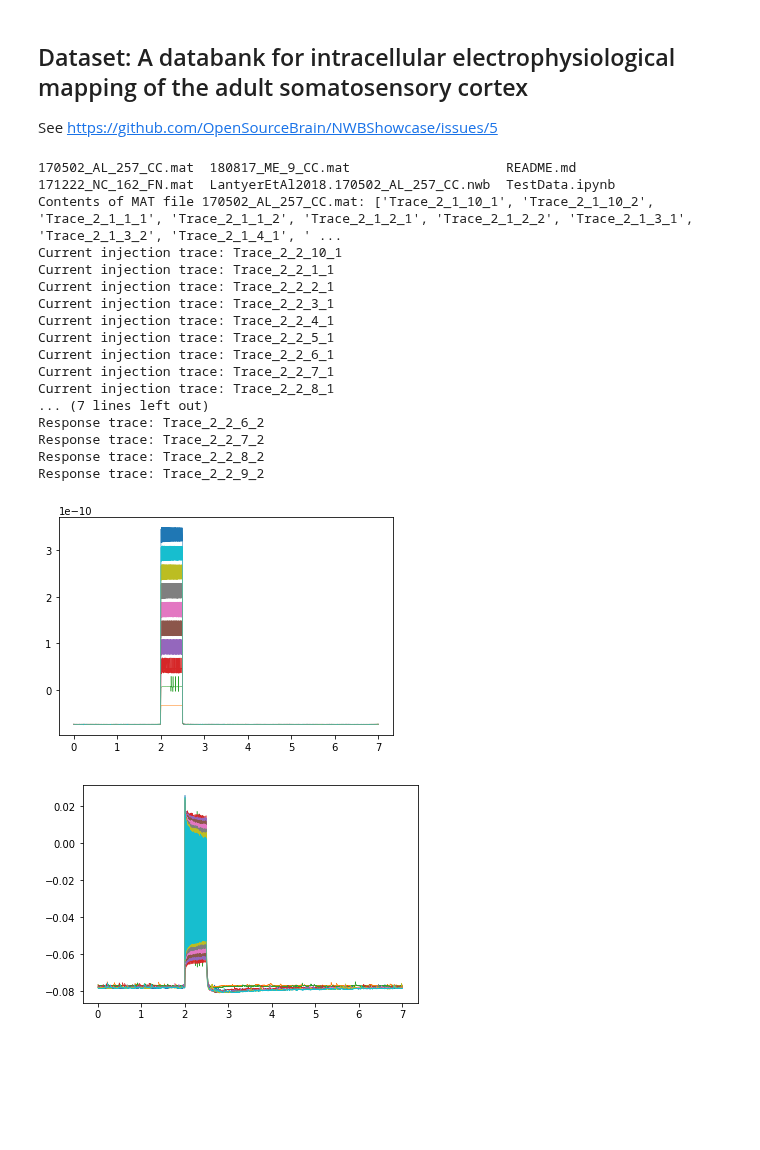
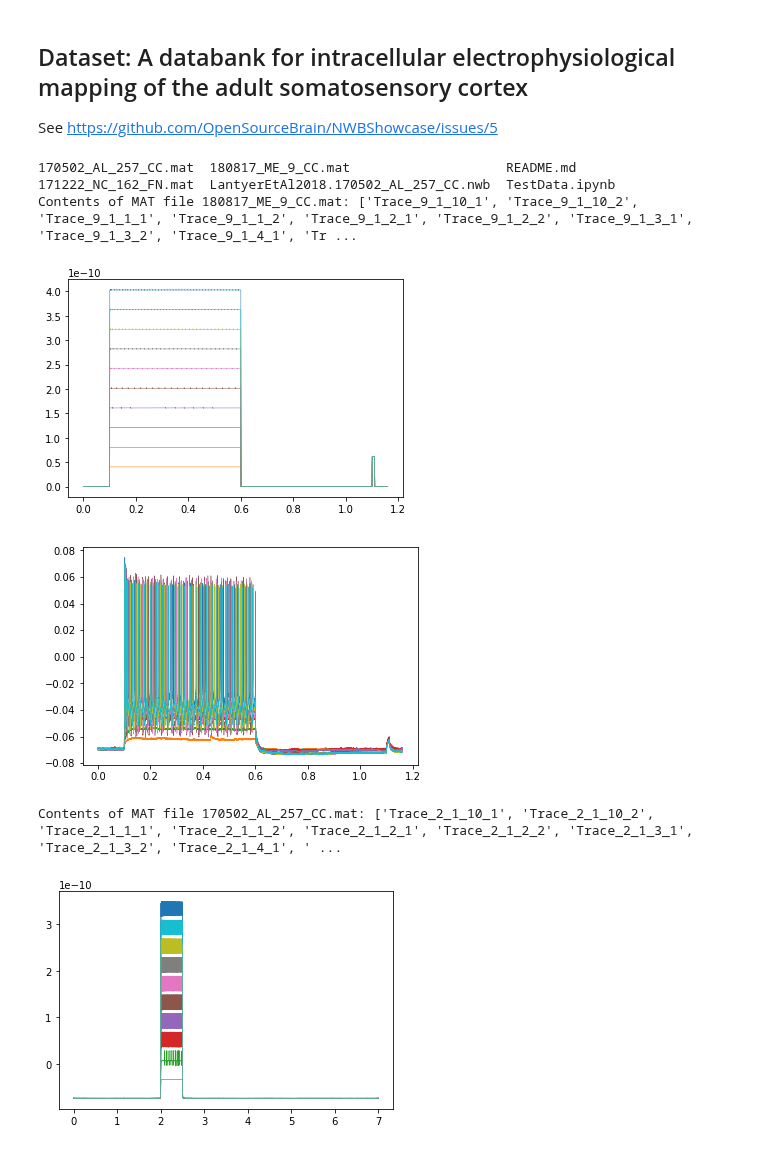
Before and after one commit to OpenSourceBrain/NWBShowcase, a Jupyter notebook: Lantyer/TestData.ipynb, the cells around one changed output. Cells and saved outputs as stored; diff of their text form; code cells hidden in the pictures; blank space fills up the shorter version.

```diff
--- a/Lantyer/TestData.ipynb
+++ b/Lantyer/TestData.ipynb
@@ -5,48 +5,45 @@ See https://github.com/OpenSourceBrain/NWBShowcase/issues/5
 # %%
 !ls
 
 import matplotlib.pyplot as plt
 %matplotlib inline
 
 import scipy.io as sio
-data_ref = '170502_AL_257_CC'
-mat_file = '%s.mat'%data_ref
-mat_contents = sio.loadmat(mat_file)
-
-print('Contents of MAT file %s: %s'%(mat_file, sorted(mat_contents.keys())))
 
 
-for t in mat_contents.keys():
-    if 'Trace_2_2_' in t and t.endswith('_1'):
-        print('Current injection trace: %s'%t)
-        trace = mat_contents[t].T
+all_datarefs = ['180817_ME_9_CC','170502_AL_257_CC']
 
-        plt.plot(trace[0],trace[1], lw=.5, label='%s'%t)
+for data_ref in all_datarefs:
 
-plt.figure()
-for t in mat_contents.keys():
-    if 'Trace_2_2_' in t and t.endswith('_2'):
-        print('Response trace: %s'%t)
-        trace = mat_contents[t].T
+    mat_file = '%s.mat'%data_ref
+    mat_contents = sio.loadmat(mat_file)
 
-        plt.plot(trace[0],trace[1], lw=.5, label='%s'%t)
+    print('Contents of MAT file %s: %s'%(mat_file, sorted(mat_contents.keys())))
+
+    key_set = sorted(mat_contents.keys())
+
+    for t in key_set:
+        if 'Trace_' in t and t.endswith('_1'):
+            #print('Current injection trace: %s'%t)
+            trace = mat_contents[t].T
+
+            plt.plot(trace[0],trace[1], lw=.5, label='%s'%t)
+
+    plt.figure()
+    for t in key_set:
+        if 'Trace_' in t and t.endswith('_2'):
+            #print('Response trace: %s'%t)
+            trace = mat_contents[t].T
+
+            plt.plot(trace[0],trace[1], lw=.5, label='%s'%t)
+
+
+    plt.show()
 # %% [output]
 170502_AL_257_CC.mat  180817_ME_9_CC.mat                    README.md
 171222_NC_162_FN.mat  LantyerEtAl2018.170502_AL_257_CC.nwb  TestData.ipynb
-Contents of MAT file 170502_AL_257_CC.mat: ['Trace_2_1_10_1', 'Trace_2_1_10_2', 'Trace_2_1_1_1', 'Trace_2_1_1_2', 'Trace_2_1_2_1', 'Trace_2_1_2_2', 'Trace_2_1_3_1', 'Trace_2_1_3_2', 'Trace_2_1_4_1', ' ...
-Current injection trace: Trace_2_2_10_1
-Current injection trace: Trace_2_2_1_1
-Current injection trace: Trace_2_2_2_1
-Current injection trace: Trace_2_2_3_1
-Current injection trace: Trace_2_2_4_1
-Current injection trace: Trace_2_2_5_1
-Current injection trace: Trace_2_2_6_1
-Current injection trace: Trace_2_2_7_1
-Current injection trace: Trace_2_2_8_1
-... (7 lines left out)
-Response trace: Trace_2_2_6_2
-Response trace: Trace_2_2_7_2
-Response trace: Trace_2_2_8_2
-Response trace: Trace_2_2_9_2
+Contents of MAT file 180817_ME_9_CC.mat: ['Trace_9_1_10_1', 'Trace_9_1_10_2', 'Trace_9_1_1_1', 'Trace_9_1_1_2', 'Trace_9_1_2_1', 'Trace_9_1_2_2', 'Trace_9_1_3_1', 'Trace_9_1_3_2', 'Trace_9_1_4_1', 'Tr ...
-[figure, old version]
+[figure, new version]
-[figure, old version]
+[figure, new version]
+Contents of MAT file 170502_AL_257_CC.mat: ['Trace_2_1_10_1', 'Trace_2_1_10_2', 'Trace_2_1_1_1', 'Trace_2_1_1_2', 'Trace_2_1_2_1', 'Trace_2_1_2_2', 'Trace_2_1_3_1', 'Trace_2_1_3_2', 'Trace_2_1_4_1', ' ...
+[figure, added]
```
Also changed, not shown: parts of 2 cells of this notebook, 3 other files.
